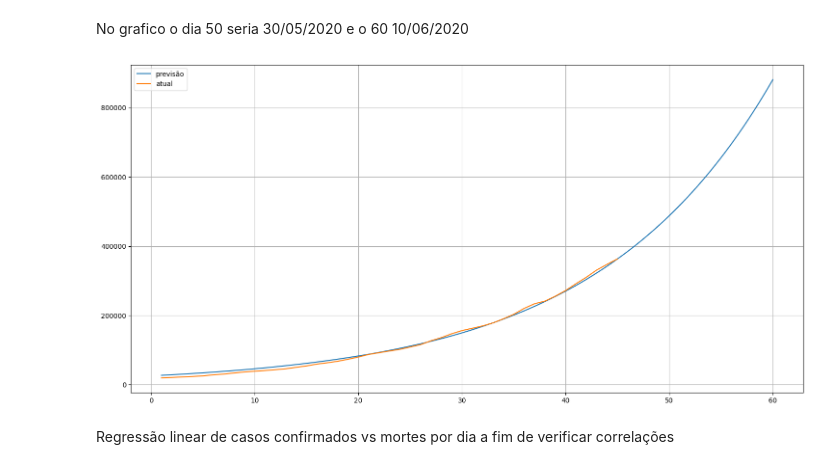
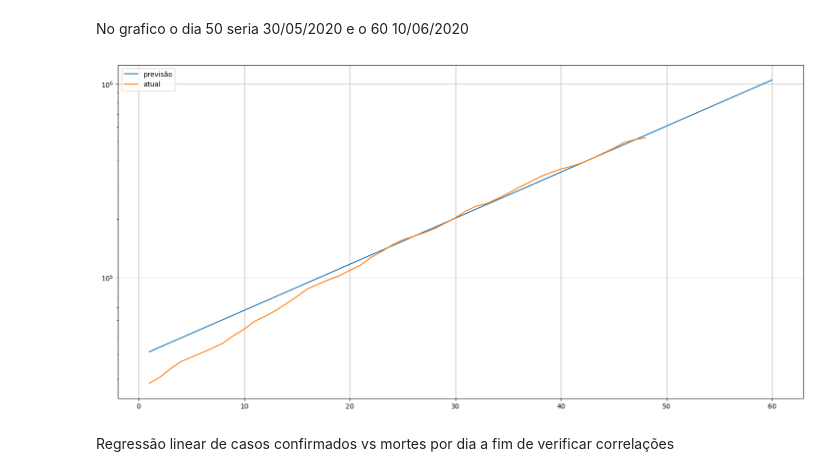
Before and after one commit to gagarcia/COVID-19, a Jupyter notebook: death_index.ipynb, the cells around one changed output. Saved outputs shown, nothing was run; the diff lists cells and outputs as text; code cells hidden in the pictures.

```diff
--- a/death_index.ipynb
+++ b/death_index.ipynb
@@ -166,8 +166,8 @@ def func(x,a,b):
 # %% [markdown]
 Fitting
 # %%
-inicio = '2020-04-10'
-final = '2020-05-25'
+inicio = '2020-04-15'
+final = '2020-06-01'
 yData = Brazil['BC trend'][inicio:final]
 #yData = Brazil['Brazil Confirmed'][inicio:final]
 xData = np.arange(1,len(yData)+1,1)
@@ -186,11 +186,12 @@ No grafico o dia 50 seria 30/05/2020 e o 60 10/06/2020
 # %%
 fig = plt.figure(figsize=(18,9),dpi=100)
 plt.plot(xfit,yfit,label='previsão')
 plt.plot(xDataNew,yDataNew, label = 'atual')
+plt.yscale('log')
 plt.legend()
 plt.grid(True)
 # %% [output]
-[figure, old version]
+[figure, new version]
 # %% [markdown]
 Regressão linear de casos confirmados vs mortes por dia a fim de verificar correlações
 # %%
```
Also changed, not shown: parts of 15 cells of this notebook.
